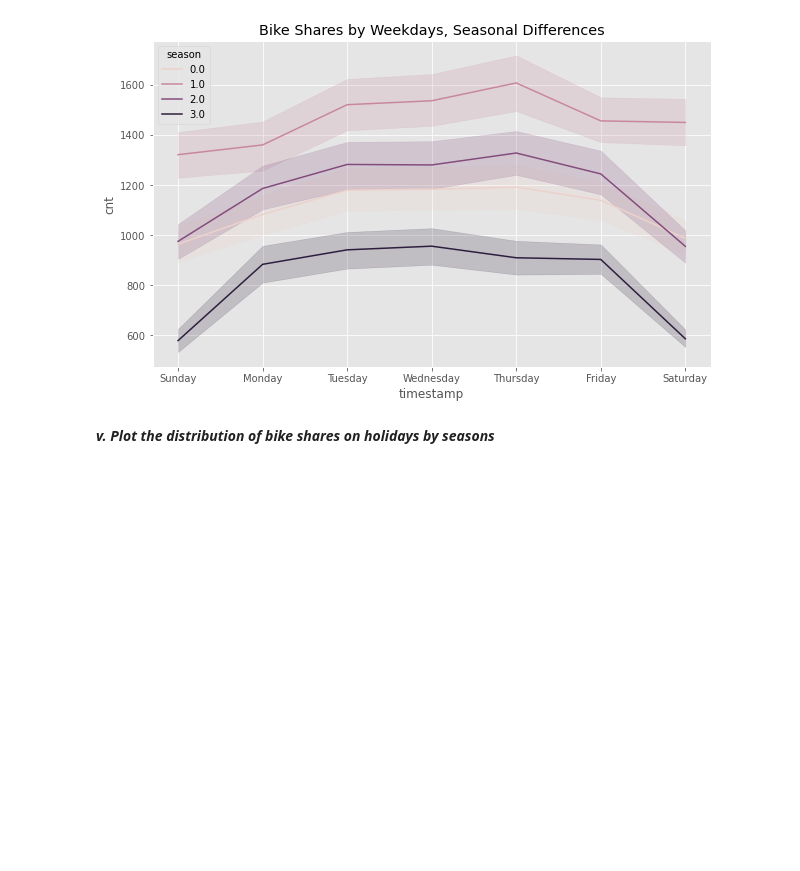
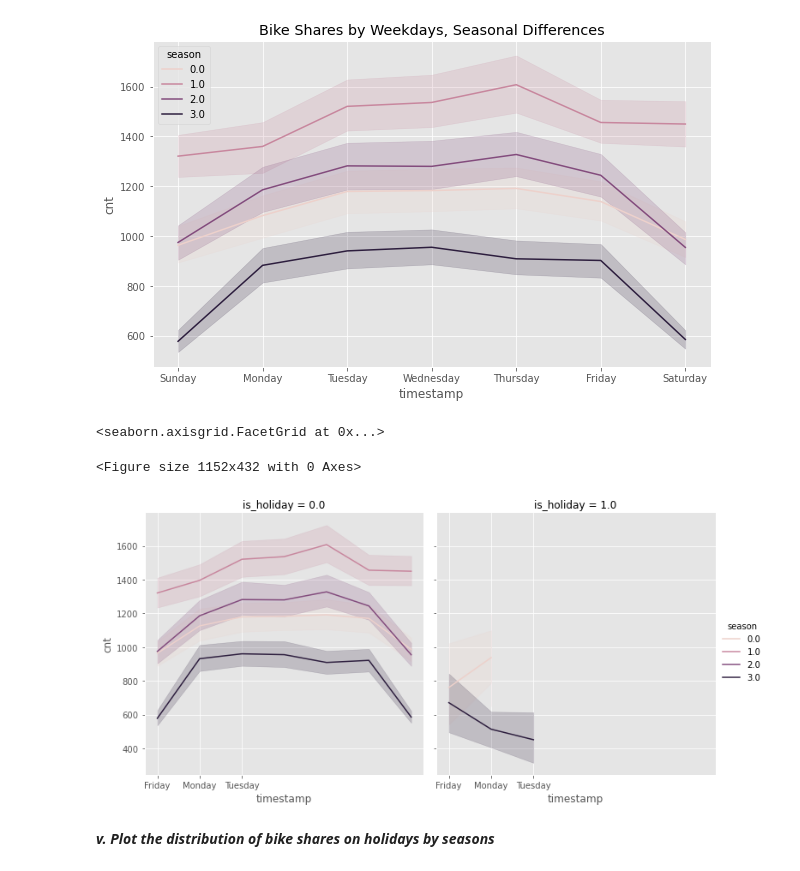
Before and after one commit to smeteo/Data_Science_and_Machine_Learning, a Jupyter notebook: 8._Capstone_Projects/Project_3_Demand_Prediction/Demand_Prediction_Capstone_3.ipynb, the cells around one changed output. Drawn from its saved outputs; the diff is of its cells as text; code cells hidden in the pictures; blank space fills up the shorter version.

```diff
--- a/8._Capstone_Projects/Project_3_Demand_Prediction/Demand_Prediction_Capstone_3.ipynb
+++ b/8._Capstone_Projects/Project_3_Demand_Prediction/Demand_Prediction_Capstone_3.ipynb
@@ -282,5 +290,16 @@ sns.lineplot(data=df, x=df['timestamp'].map(lambda x: x.day_name()), y="cnt", hu
 plt.title('Bike Shares by Weekdays, Seasonal Differences');
 # %% [output]
 [figure]
+# %%
+plt.figure(figsize=(16,6))
+sns.relplot(
+    data=df, x=df['timestamp'].map(lambda x: x.day_name()), y="cnt",
+    col="is_holiday", hue="season",
+    kind="line"
+)
+# %% [output]
+<seaborn.axisgrid.FacetGrid at 0x...>
+<Figure size 1152x432 with 0 Axes>
+[figure, added]
 # %% [markdown]
 ***v. Plot the distribution of bike shares on holidays by seasons***
```
Also changed, not shown: parts of 3 cells of this notebook.
